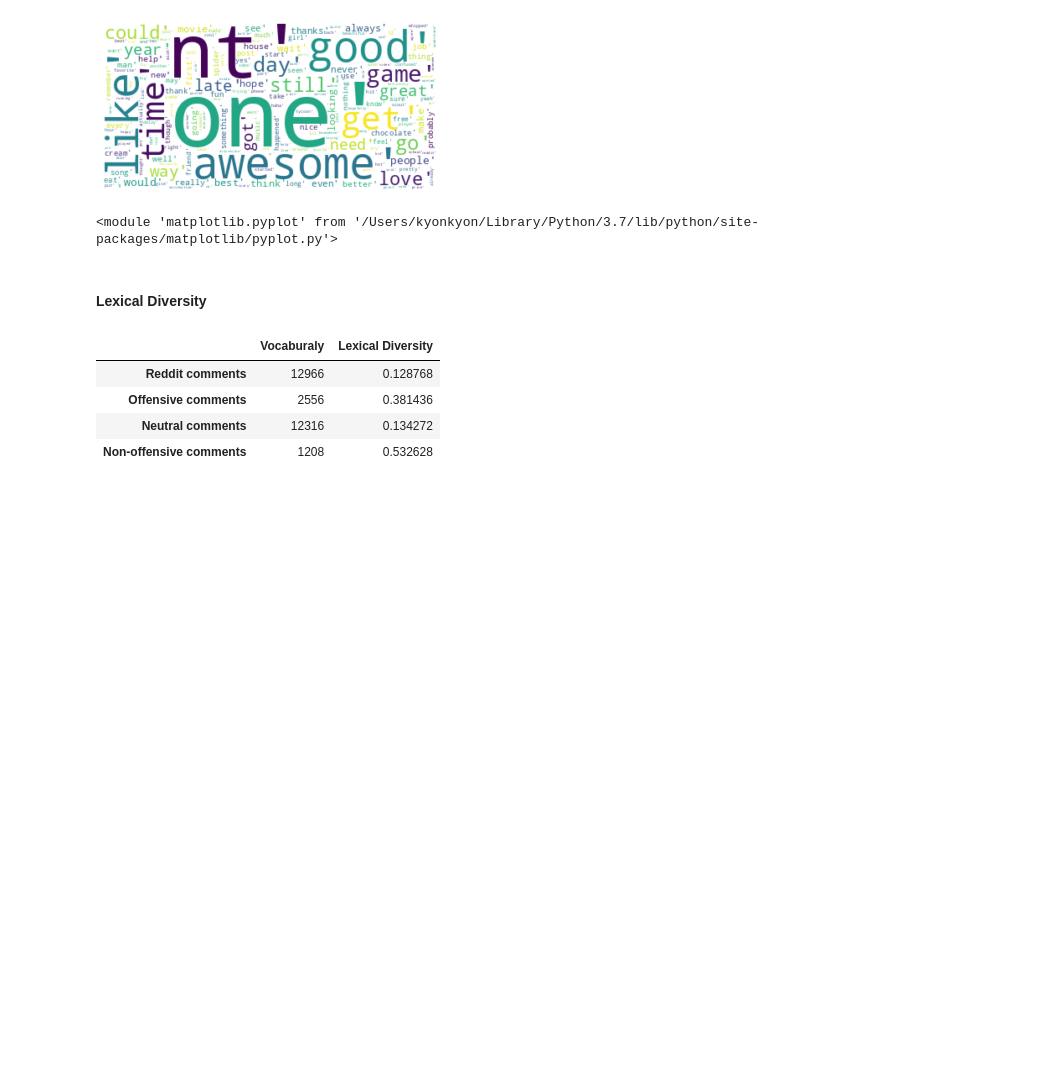
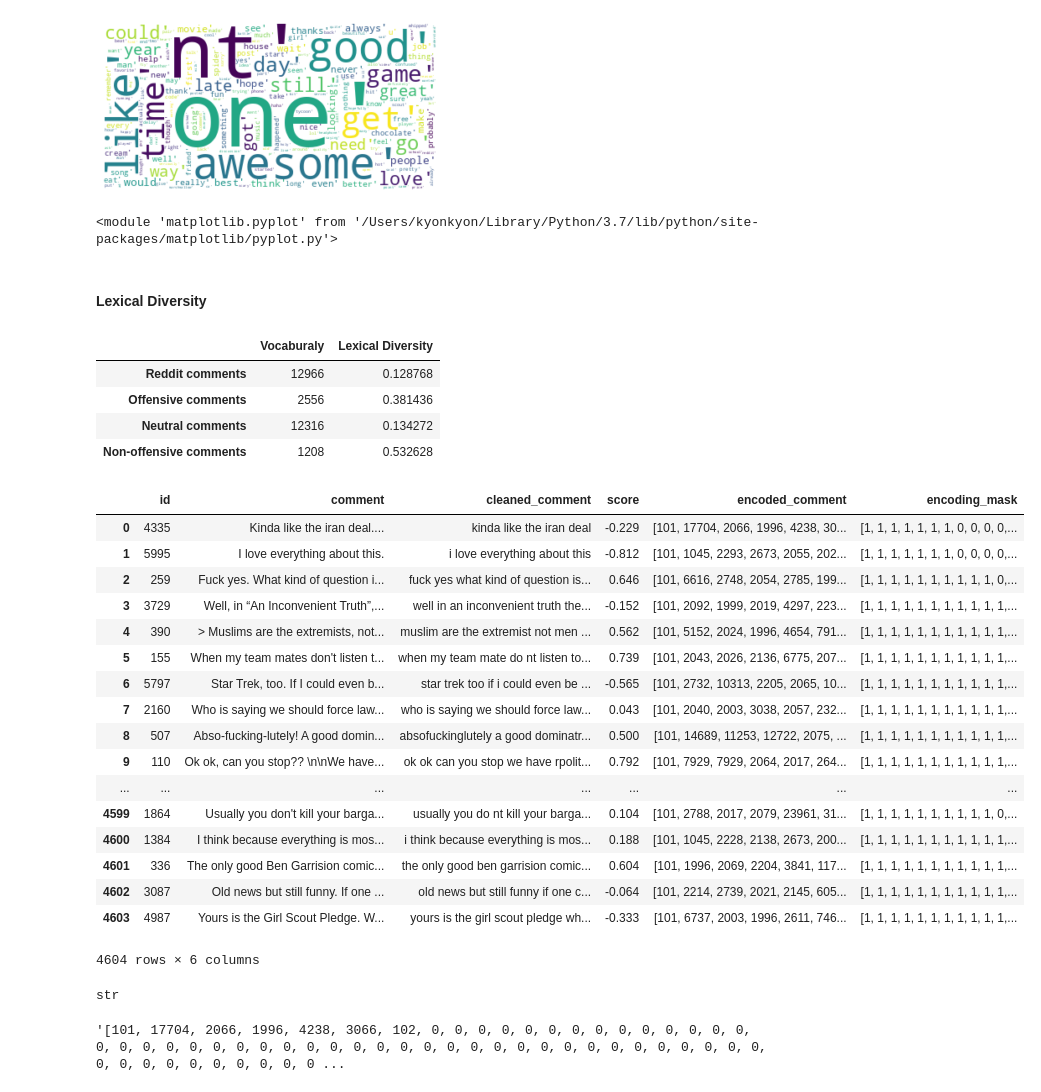
Before and after one commit to hayacon/cs_final_project, a Jupyter notebook: code/data_analysis.ipynb, the cells around one changed output. Cells and saved outputs as stored; diff of their text form; code cells hidden in the pictures; blank space fills up the shorter version.

Commit message:
data analysis

```diff
--- a/code/data_analysis.ipynb
+++ b/code/data_analysis.ipynb
@@ -204,3 +204,33 @@ da.plot_lexical_diversity(vocab_size, lex_diversity, index)
 | Offensive comments | 2556 | 0.381436 |
 | Neutral comments | 12316 | 0.134272 |
 | Non-offensive comments | 1208 | 0.532628 |
+# %%
+df = da.importData('data/training_set.csv')
+df
+# %% [output]
+|  | id | comment | cleaned_comment | score | encoded_comment | encoding_mask |
+| 0 | 4335 | Kinda like the iran deal.... | kinda like the iran deal | -0.229 | [101, 17704, 2066, 1996, 4238, 30... | [1, 1, 1, 1, 1, 1, 1, 0, 0, 0, 0,... |
+| 1 | 5995 | I love everything about this. | i love everything about this | -0.812 | [101, 1045, 2293, 2673, 2055, 202... | [1, 1, 1, 1, 1, 1, 1, 0, 0, 0, 0,... |
+| 2 | 259 | Fuck yes. What kind of question i... | fuck yes what kind of question is... | 0.646 | [101, 6616, 2748, 2054, 2785, 199... | [1, 1, 1, 1, 1, 1, 1, 1, 1, 1, 0,... |
+| 3 | 3729 | Well, in “An Inconvenient Truth”,... | well in an inconvenient truth the... | -0.152 | [101, 2092, 1999, 2019, 4297, 223... | [1, 1, 1, 1, 1, 1, 1, 1, 1, 1, 1,... |
+| 4 | 390 | > Muslims are the extremists, not... | muslim are the extremist not men ... | 0.562 | [101, 5152, 2024, 1996, 4654, 791... | [1, 1, 1, 1, 1, 1, 1, 1, 1, 1, 1,... |
+| 5 | 155 | When my team mates don't listen t... | when my team mate do nt listen to... | 0.739 | [101, 2043, 2026, 2136, 6775, 207... | [1, 1, 1, 1, 1, 1, 1, 1, 1, 1, 1,... |
+| 6 | 5797 | Star Trek, too. If I could even b... | star trek too if i could even be ... | -0.565 | [101, 2732, 10313, 2205, 2065, 10... | [1, 1, 1, 1, 1, 1, 1, 1, 1, 1, 1,... |
+| 7 | 2160 | Who is saying we should force law... | who is saying we should force law... | 0.043 | [101, 2040, 2003, 3038, 2057, 232... | [1, 1, 1, 1, 1, 1, 1, 1, 1, 1, 1,... |
+| 8 | 507 | Abso-fucking-lutely! A good domin... | absofuckinglutely a good dominatr... | 0.500 | [101, 14689, 11253, 12722, 2075, ... | [1, 1, 1, 1, 1, 1, 1, 1, 1, 1, 1,... |
+| 9 | 110 | Ok ok, can you stop?? \n\nWe have... | ok ok can you stop we have rpolit... | 0.792 | [101, 7929, 7929, 2064, 2017, 264... | [1, 1, 1, 1, 1, 1, 1, 1, 1, 1, 1,... |
+| ... | ... | ... | ... | ... | ... | ... |
+| 4599 | 1864 | Usually you don't kill your barga... | usually you do nt kill your barga... | 0.104 | [101, 2788, 2017, 2079, 23961, 31... | [1, 1, 1, 1, 1, 1, 1, 1, 1, 1, 0,... |
+| 4600 | 1384 | I think because everything is mos... | i think because everything is mos... | 0.188 | [101, 1045, 2228, 2138, 2673, 200... | [1, 1, 1, 1, 1, 1, 1, 1, 1, 1, 1,... |
+| 4601 | 336 | The only good Ben Garrision comic... | the only good ben garrision comic... | 0.604 | [101, 1996, 2069, 2204, 3841, 117... | [1, 1, 1, 1, 1, 1, 1, 1, 1, 1, 1,... |
+| 4602 | 3087 | Old news but still funny. If one ... | old news but still funny if one c... | -0.064 | [101, 2214, 2739, 2021, 2145, 605... | [1, 1, 1, 1, 1, 1, 1, 1, 1, 1, 1,... |
+| 4603 | 4987 | Yours is the Girl Scout Pledge. W... | yours is the girl scout pledge wh... | -0.333 | [101, 6737, 2003, 1996, 2611, 746... | [1, 1, 1, 1, 1, 1, 1, 1, 1, 1, 1,... |
+4604 rows × 6 columns
+# %%
+type(df.encoded_comment[0])
+# %% [output]
+str
+# %%
+df.encoded_comment[0]
+# %% [output]
+'[101, 17704, 2066, 1996, 4238, 3066, 102, 0, 0, 0, 0, 0, 0, 0, 0, 0, 0, 0, 0, 0, 0, 0, 0, 0, 0, 0, 0, 0, 0, 0, 0, 0, 0, 0, 0, 0, 0, 0, 0, 0, 0, 0, 0, 0, 0, 0, 0, 0, 0, 0, 0, 0, 0, 0, 0, 0, 0, 0, 0, 0 ...
```
Also changed, not shown: 1 other file.
